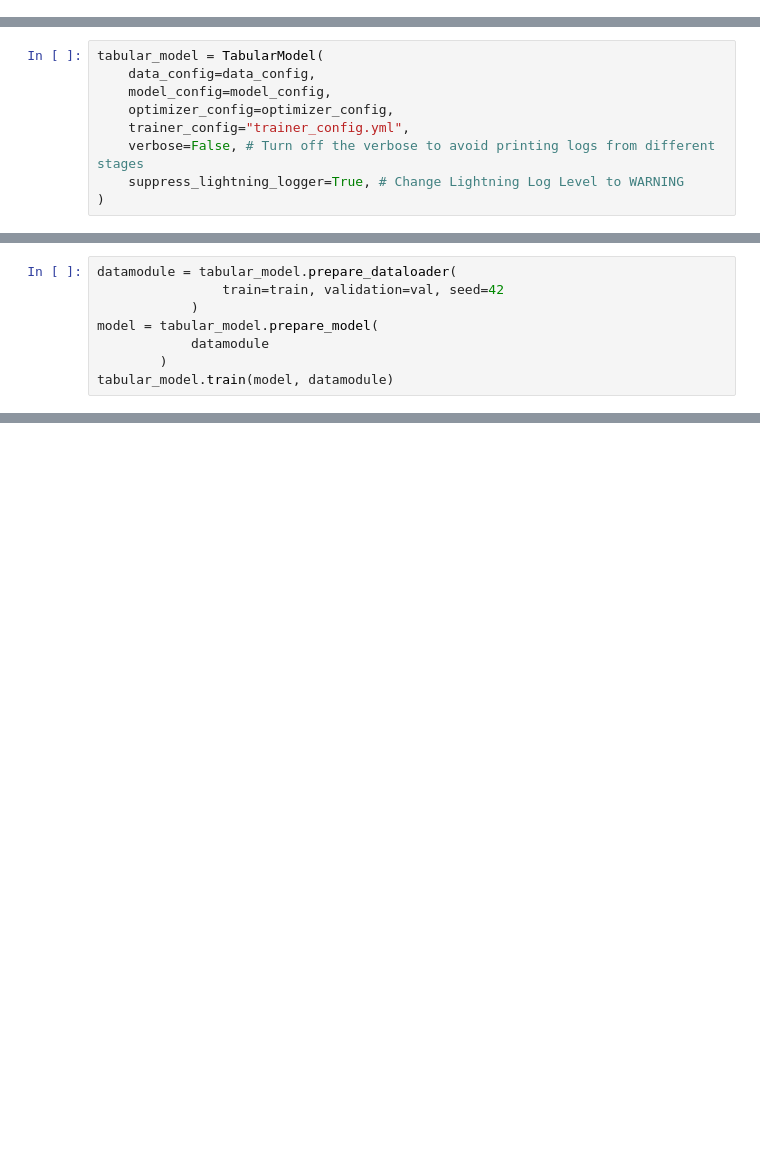
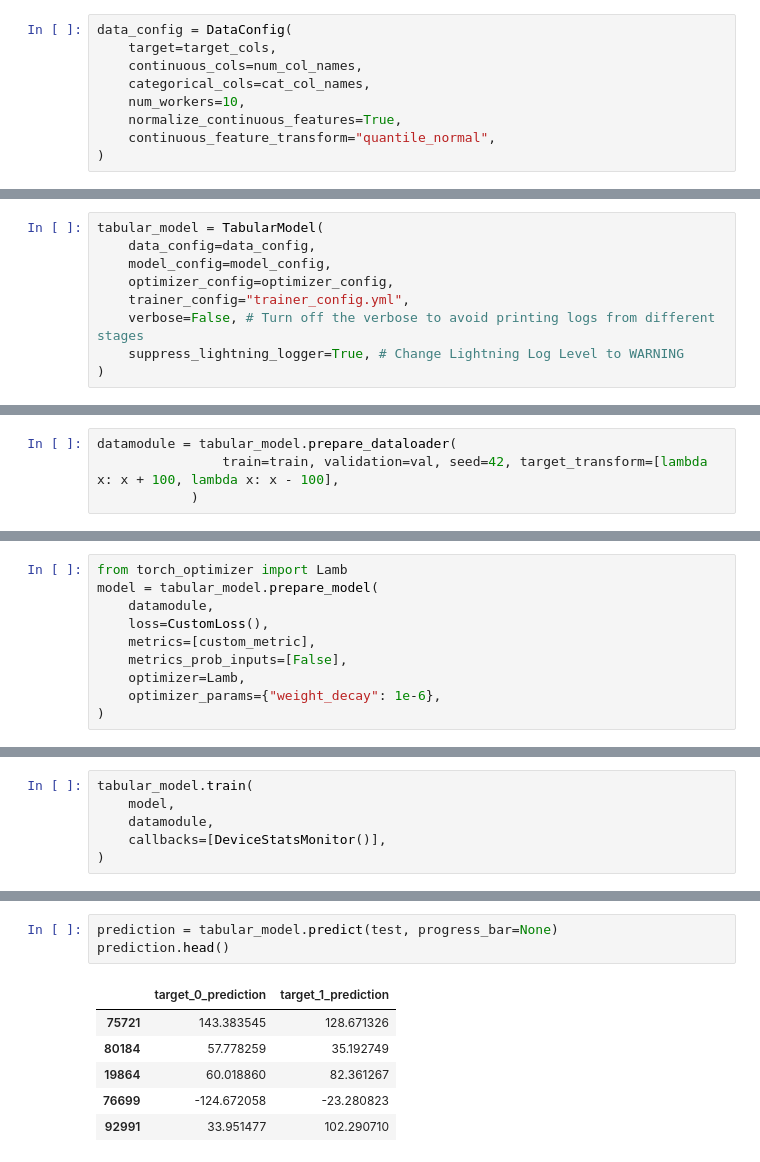
Before and after one commit to manujosephv/pytorch_tabular, a Jupyter notebook: docs/tutorials/02-Exploring Advanced Features with PyTorch Tabular.ipynb, the cells around one changed output, grey strips where cells are left out. Saved outputs shown, nothing was run; the diff lists cells and outputs as text; blank space fills up the shorter version.

```diff
--- a/docs/tutorials/02-Advanced_Usage.ipynb
+++ b/docs/tutorials/02-Exploring Advanced Features with PyTorch Tabular.ipynb
@@ -137,0 +50,9 @@ And you can also see that the training prints out a lot of logs and warnings. So
+# %%
+data_config = DataConfig(
+    target=target_cols,
+    continuous_cols=num_col_names,
+    categorical_cols=cat_col_names,
+    num_workers=10,
+    normalize_continuous_features=True,
+    continuous_feature_transform="quantile_normal",
+)
@@ -147,8 +489,4 @@ tabular_model = TabularModel(
 # %%
 datamodule = tabular_model.prepare_dataloader(
-                train=train, validation=val, seed=42
+                train=train, validation=val, seed=42, target_transform=[lambda x: x + 100, lambda x: x - 100],
             )
-model = tabular_model.prepare_model(
-            datamodule
-        )
-tabular_model.train(model, datamodule)
@@ -179,0 +500,10 @@ warnings.filterwarnings("ignore")
+# %%
+from torch_optimizer import Lamb
+model = tabular_model.prepare_model(
+    datamodule,
+    loss=CustomLoss(),
+    metrics=[custom_metric],
+    metrics_prob_inputs=[False],
+    optimizer=Lamb,
+    optimizer_params={"weight_decay": 1e-6},
+)
@@ -179,0 +517,6 @@ warnings.filterwarnings("ignore")
+# %%
+tabular_model.train(
+    model,
+    datamodule,
+    callbacks=[DeviceStatsMonitor()],
+)
@@ -179,0 +549,10 @@ warnings.filterwarnings("ignore")
+# %%
+prediction = tabular_model.predict(test, progress_bar=None)
+prediction.head()
+# %% [output]
+|  | target_0_prediction | target_1_prediction |
+| 75721 | 143.383545 | 128.671326 |
+| 80184 | 57.778259 | 35.192749 |
+| 19864 | 60.018860 | 82.361267 |
+| 76699 | -124.672058 | -23.280823 |
+| 92991 | 33.951477 | 102.290710 |
```
Also changed, not shown: parts of 65 cells of this notebook, 21 other files.
